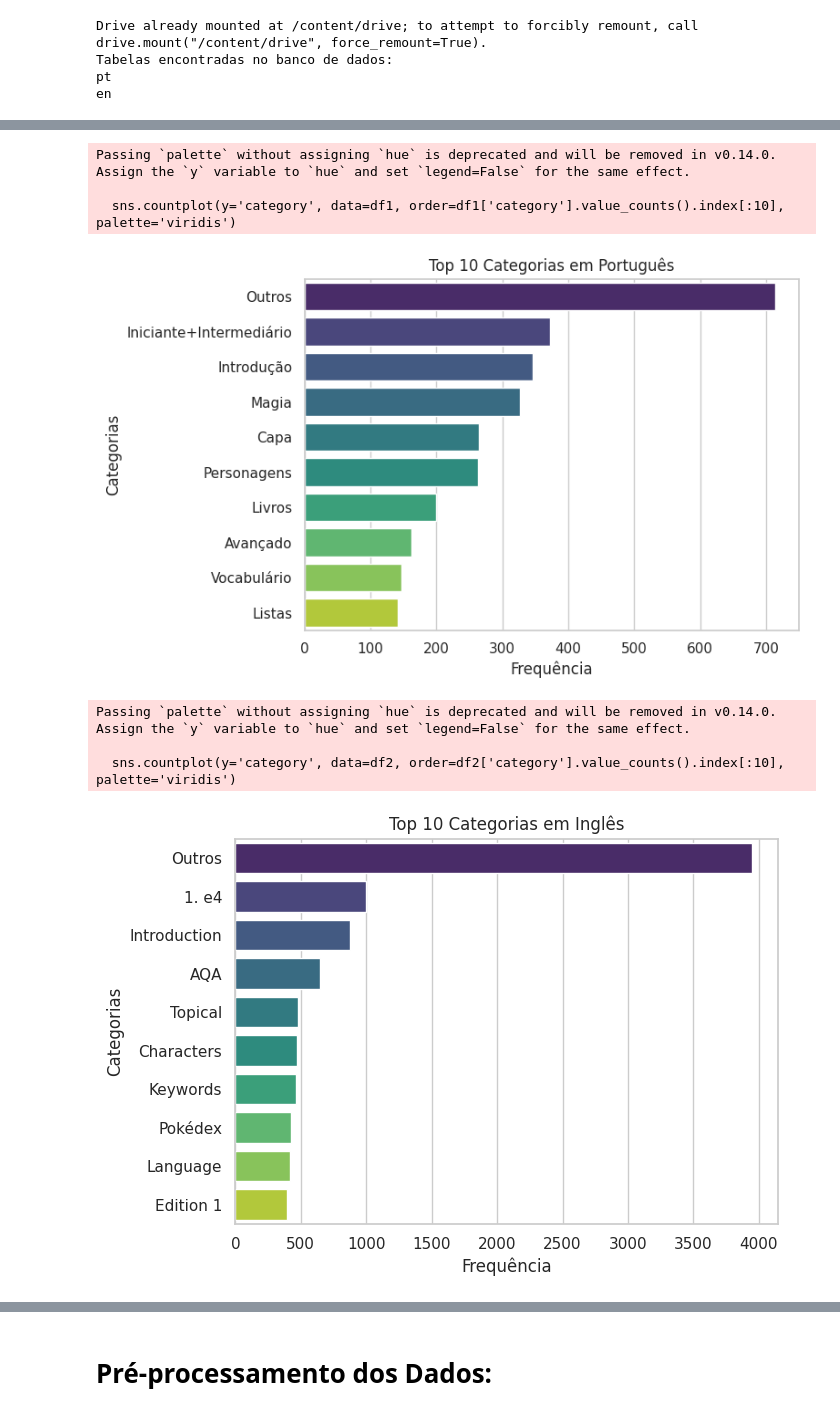
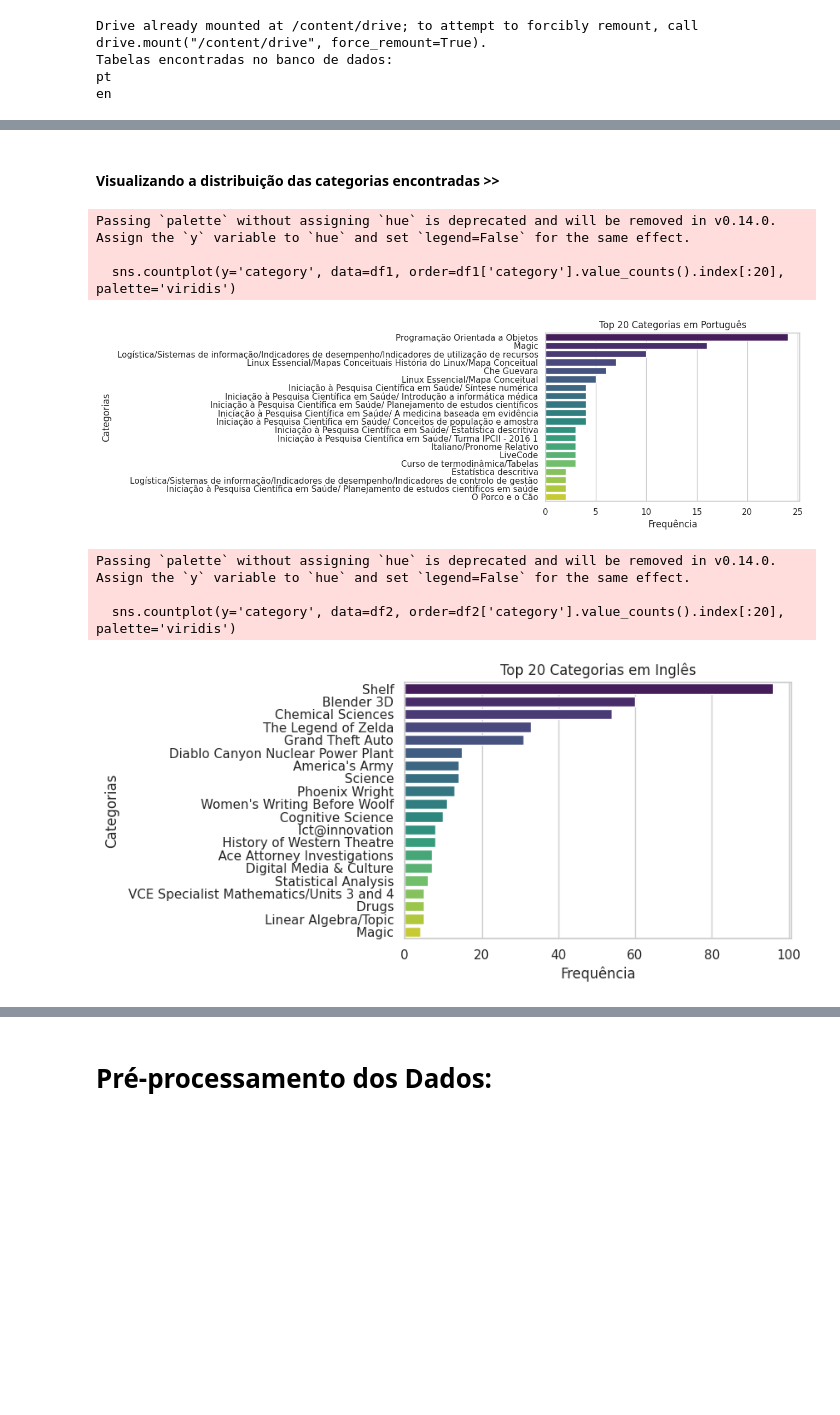
Before and after one commit to CarolBw/CB-AI-English-teacher, a Jupyter notebook: CB_AI_English_teacher.ipynb, the cells around one changed output, grey strips where cells are left out. Saved outputs shown, nothing was run; the diff lists cells and outputs as text; code cells hidden in the pictures; blank space fills up the shorter version.

```diff
--- a/CB_AI_English_teacher.ipynb
+++ b/CB_AI_English_teacher.ipynb
@@ -173,18 +265,8 @@ Visualizando os dados:
 # %%
-# Aplicação da transformação logarítmica nos comprimentos dos textos para lidar melhor com a dispersao dos dados,
-# visto que os textos possuem uma grande diversidade de tamanhos.
-def log_transform(x):
-    # Adiciona 1 antes de aplicar o log para evitar o logaritmo de zero.
-    return np.log(x + 1)
-
-# Aplica a transformação logarítmica nos comprimentos dos textos para os 2 Dataframes
-log_lengths_pt = df1['body_text'].apply(len).apply(log_transform)
-log_lengths_en = df2['body_text'].apply(len).apply(log_transform)
-
 # Configura o estilo dos gráficos
 sns.set(style="whitegrid")
 
-# Histograma para a distribuição do comprimento dos textos em português.
+# Histograma para a distribuição do comprimento dos textos em português2
 plt.figure(figsize=(7, 3))
 sns.histplot(log_lengths_pt, bins=30, color="blue", kde=True)
 plt.title('Log Distribuição do Comprimento dos Textos em Português')
@@ -202,13 +284,13 @@ plt.xlabel('Log Comprimento dos Textos')
 plt.ylabel('Frequência')
 plt.show()
 
-# Extrai a categoria principal de cada título, assumindo que a segunda parte da string
-# (quando dividida por '/') representa a categoria do livro ou material.
+
+# Extrai a categoria principal de cada título, considerando que o texto após ':'a  representa.
 def extract_category(title):
-    parts = title.split('/')
+    parts = title.split(':')
     return parts[1] if len(parts) > 1 else 'Outros'
 
-# Adiciona a coluna de categoria aos DataFrames para análise
+# Adiciona a coluna de categoria aos DataFrames
 df1['category'] = df1['title'].apply(extract_category)
 df2['category'] = df2['title'].apply(extract_category)
 # %% [output]
@@ -219,28 +305,37 @@ Os histogramas de comprimento dos textos, após a transformação logarítmica,
+# %% [markdown]
+#### Visualizando a distribuição das categorias encontradas >>
 # %%
-# Visualizando a distribuição das categorias
+# Extrai a categoria principal de cada título, considerando que o texto após ':'a  representa.
+def extract_category(title):
+    parts = title.split(':')
+    return parts[1] if len(parts) > 1 else 'Outros'
+
+# Adiciona a coluna de categoria aos DataFrames
+df1['category'] = df1['title'].apply(extract_category)
+df2['category'] = df2['title'].apply(extract_category)
 
 # Cria um gráfico de barras para as categorias em português.
 # A visualização de barras para comparar a frequência de diferentes temas.
-plt.figure(figsize=(7, 5))
-sns.countplot(y='category', data=df1, order=df1['category'].value_counts().index[:10], palette='viridis')
-plt.title('Top 10 Categorias em Português')
+plt.figure(figsize=(6, 4))
+sns.countplot(y='category', data=df1, order=df1['category'].value_counts().index[:20], palette='viridis')
+plt.title('Top 20 Categorias em Português')
 plt.xlabel('Frequência')
 plt.ylabel('Categorias')
 plt.show()
 
 # Cria um gráfico de barras para as categorias em inglês.
-plt.figure(figsize=(7, 5))
-sns.countplot(y='category', data=df2, order=df2['category'].value_counts().index[:10], palette='viridis')
-plt.title('Top 10 Categorias em Inglês')
+plt.figure(figsize=(6, 4))
+sns.countplot(y='category', data=df2, order=df2['category'].value_counts().index[:20], palette='viridis')
+plt.title('Top 20 Categorias em Inglês')
 plt.xlabel('Frequência')
 plt.ylabel('Categorias')
 plt.show()
 # %% [output]
 Passing `palette` without assigning `hue` is deprecated and will be removed in v0.14.0. Assign the `y` variable to `hue` and set `legend=False` for the same effect.
 
-  sns.countplot(y='category', data=df1, order=df1['category'].value_counts().index[:10], palette='viridis')
+  sns.countplot(y='category', data=df1, order=df1['category'].value_counts().index[:20], palette='viridis')
-[figure, old version]
+[figure, new version]
 Passing `palette` without assigning `hue` is deprecated and will be removed in v0.14.0. Assign the `y` variable to `hue` and set `legend=False` for the same effect.
 
-  sns.countplot(y='category', data=df2, order=df2['category'].value_counts().index[:10], palette='viridis')
+  sns.countplot(y='category', data=df2, order=df2['category'].value_counts().index[:20], palette='viridis')
-[figure, old version]
+[figure, new version]
```
Also changed, not shown: parts of 42 cells of this notebook.
